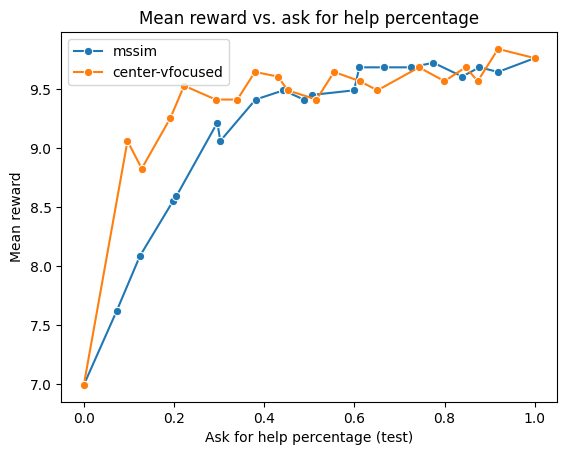
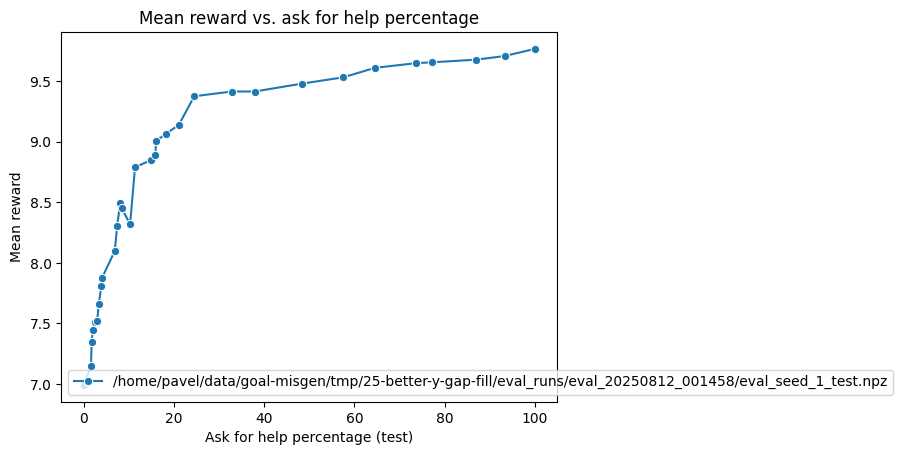
The change to this notebook cell's code, shown as a diff; its figure went from the first image to the second:
--- before
+++ after
@@ -58,31 +58,44 @@
 # ]
 
-eval_path = base_path / "25-better-y-gap-fill"
-evals = [
-    "mssim",
-    "center-vfocused",
-]
+eval_path = base_path / "25-better-y-gap-fill" / "eval_runs"
+
+evals = []
+
+for child in eval_path.iterdir():
+    if child.is_dir():
+        for grandchild in child.iterdir():
+            if grandchild.is_file() and grandchild.suffix == ".npz":
+                evals.append(grandchild)
+
+# evals = [
+#     "mssim",
+#     "center-vfocused",
+# ]
 
 for eval in evals:
 
-    data_path = eval_path / f"{eval}.npz"
+    data_path = eval
 
     eval_data = np.load(data_path, allow_pickle=True)
 
-    split = "test"
-    results = eval_data["results"]
+    afhps = eval_data["afhps"]
+    performances = eval_data["performances"]
+    desired_percentiles = eval_data["desired_percentiles"]
+
+    # split = "test"
+    # results = eval_data["results"]
 
     # binned_train_percentiles = eval_data["thresholds"]
 
-    mean_rewards = []
-    std_rewards = []
-    afh_percentage = []
+    # mean_rewards = []
+    # std_rewards = []
+    # afh_percentage = []
 
-    # Count the number of 'None' results
-    num_none = sum(1 if result is None else 0 for result in results)
-    if num_none > 0:
-        print(f"Number of 'None' results: {num_none}")
-        print(f"Results: {results}")
-        raise ValueError(f"Found {num_none} 'None' results")
+    # # Count the number of 'None' results
+    # num_none = sum(1 if result is None else 0 for result in results)
+    # if num_none > 0:
+    #     print(f"Number of 'None' results: {num_none}")
+    #     print(f"Results: {results}")
+    #     raise ValueError(f"Found {num_none} 'None' results")
 
     # for result in results:
@@ -91,13 +104,13 @@
     #     afh_percentage.append(result["action_1_frac"])
 
-    for result in results:
-        if split in result:
-            mean_rewards.append(result[split]["reward_mean"])
-            std_rewards.append(result[split]["reward_std"])
-            afh_percentage.append(result[split]["action_1_frac"])
-        else:
-            mean_rewards.append(result["reward_mean"])
-            std_rewards.append(result["reward_std"])
-            afh_percentage.append(result["action_1_frac"])
+    # for result in results:
+    #     if split in result:
+    #         mean_rewards.append(result[split]["reward_mean"])
+    #         std_rewards.append(result[split]["reward_std"])
+    #         afh_percentage.append(result[split]["action_1_frac"])
+    #     else:
+    #         mean_rewards.append(result["reward_mean"])
+    #         std_rewards.append(result["reward_std"])
+    #         afh_percentage.append(result["action_1_frac"])
             
 
@@ -119,5 +132,5 @@
 
     # Plot lineplot using seaborn.
-    sns.lineplot(x=afh_percentage, y=mean_rewards, label=eval, marker="o")
+    sns.lineplot(x=afhps, y=performances, label=eval, marker="o")
 
 plt.xlabel("Ask for help percentage (test)")

Commit: Add experiment_group command-line option